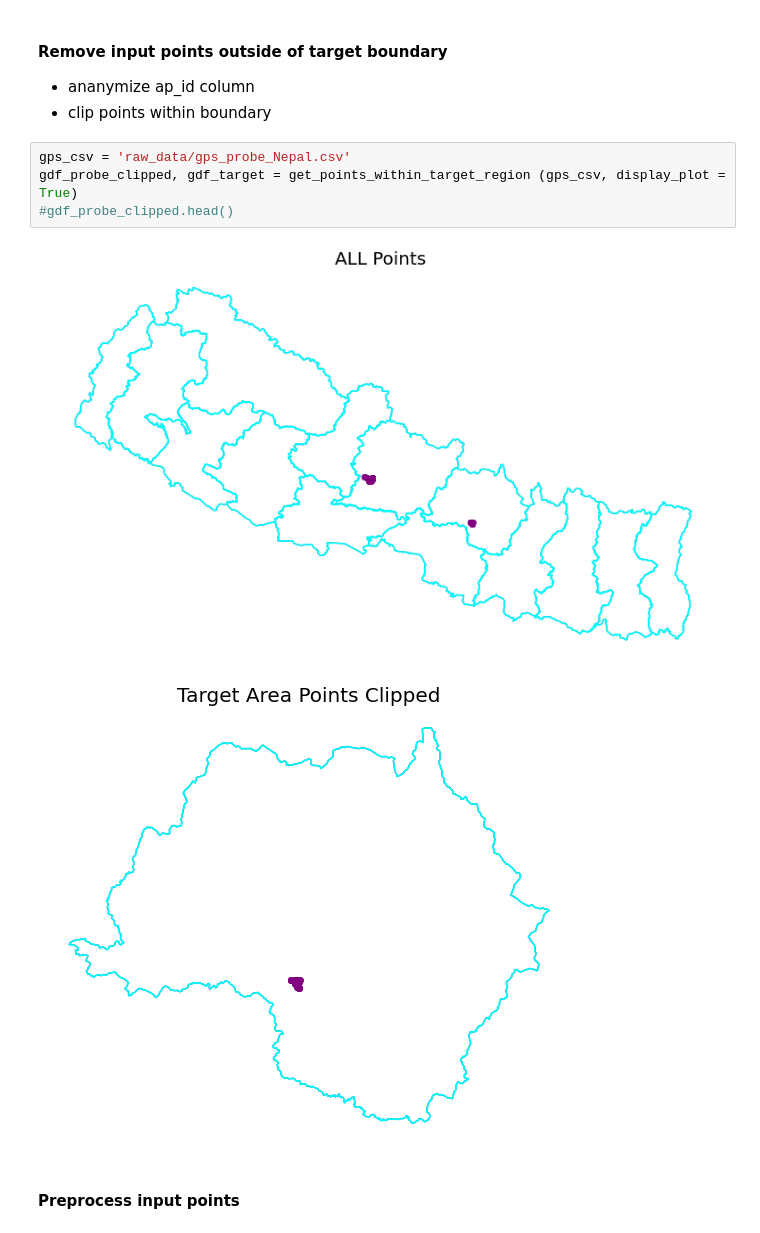
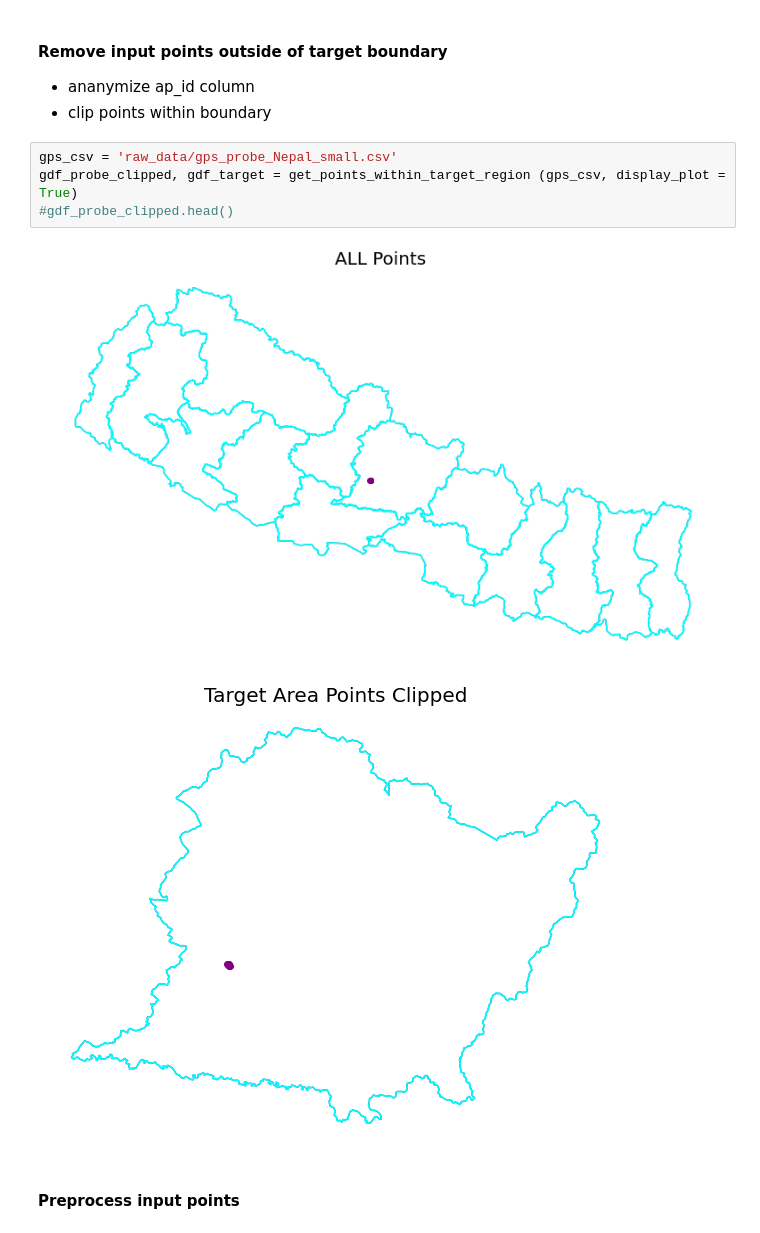
Before and after one commit to bidur/map_match_gps_data, a Jupyter notebook: gpsProbeMatching.ipynb, the cells around one changed output. Drawn from its saved outputs; the diff is of its cells as text.

```diff
--- a/gpsProbeMatching.ipynb
+++ b/gpsProbeMatching.ipynb
@@ -22,12 +22,12 @@ Cleaning dirs: input/ and output/
 - ananymize ap_id column
 - clip points within boundary
 # %%
-gps_csv = 'raw_data/gps_probe_Nepal.csv'
+gps_csv = 'raw_data/gps_probe_Nepal_small.csv'
 gdf_probe_clipped, gdf_target = get_points_within_target_region (gps_csv, display_plot = True)
 #gdf_probe_clipped.head()
 # %% [output]
-[figure, old version]
+[figure, new version]
-[figure, old version]
+[figure, new version]
 # %% [markdown]
 #### Preprocess input points
 # %%
```
Also changed, not shown: parts of 4 cells of this notebook, 2 other files.
